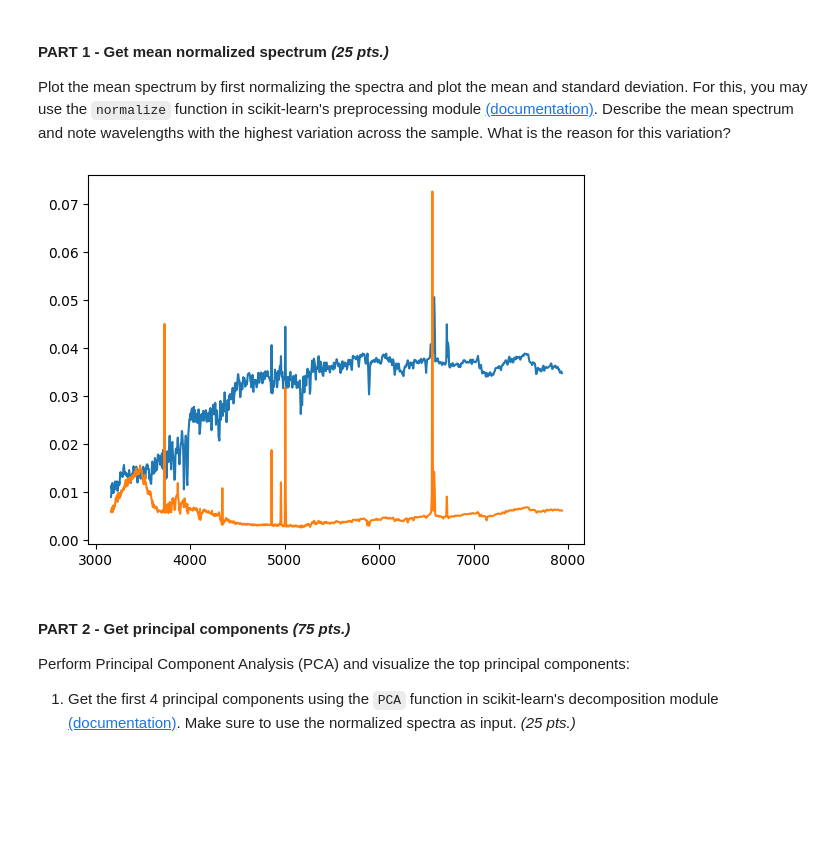
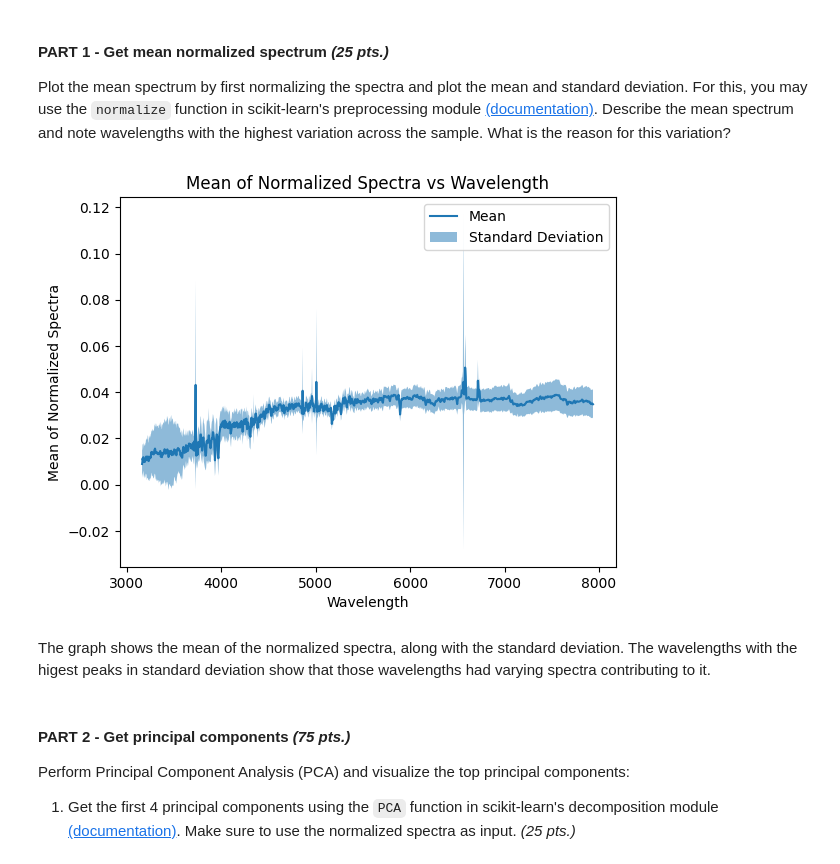
Before and after one commit to Damalius/Applied-Physics-157, a Jupyter notebook: Estacio_lab_assignmnent_A3.ipynb, the cells around one changed output. Drawn from its saved outputs; the diff is of its cells as text; code cells hidden in the pictures; blank space fills up the shorter version.

```diff
--- a/Estacio_lab_assignmnent_A3.ipynb
+++ b/Estacio_lab_assignmnent_A3.ipynb
@@ -114,15 +114,25 @@ Plot the mean spectrum by first normalizing the spectra and plot the mean and st
 # %%
 from sklearn.preprocessing import normalize
 
 spectra_normal = normalize(data['spec_recons'])
+# Normalizing the spectra data
 spectra_mean = np.mean(spectra_normal, axis = 0)
 spectra_std = np.std(spectra_normal, axis = 0)
+# Using numpy to get the mean and standard deviation along one axis
 
-plt.plot(wavelength, spectra_mean)
-plt.plot(wavelength, spectra_std)
+plt.plot(wavelength, spectra_mean, label = "Mean")
+plt.fill_between(wavelength, spectra_mean - spectra_std, spectra_mean + spectra_std, alpha = 0.5, label = "Standard Deviation")
+# The fill_between function shows te range of the mean +/- the standard deviation
+plt.ylabel("Mean of Normalized Spectra")
+plt.xlabel("Wavelength")
+plt.title("Mean of Normalized Spectra vs Wavelength")
+plt.legend()
 plt.show()
+# Plotting mean and standard deviation of normalized spectra
 # %% [output]
-[figure, old version]
+[figure, new version]
+# %% [markdown]
+The graph shows the mean of the normalized spectra, along with the standard deviation. The wavelengths with the higest peaks in standard deviation show that those wavelengths had varying spectra contributing to it.
 # %% [markdown]
 #### PART 2 - Get principal components *(75 pts.)*
 
```
Also changed, not shown: parts of 8 cells of this notebook.
